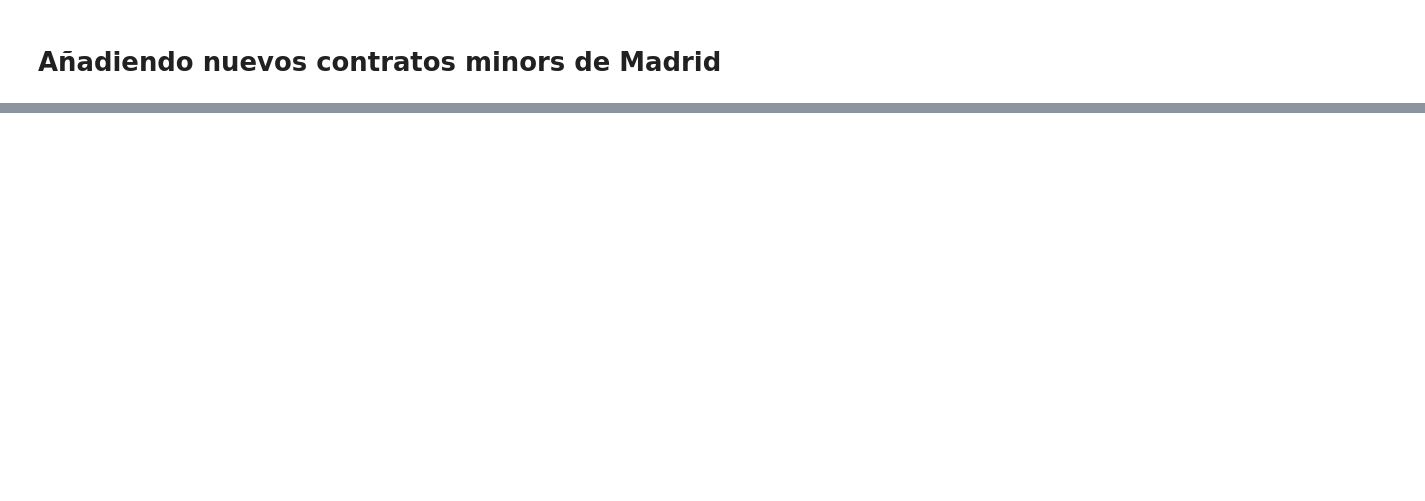
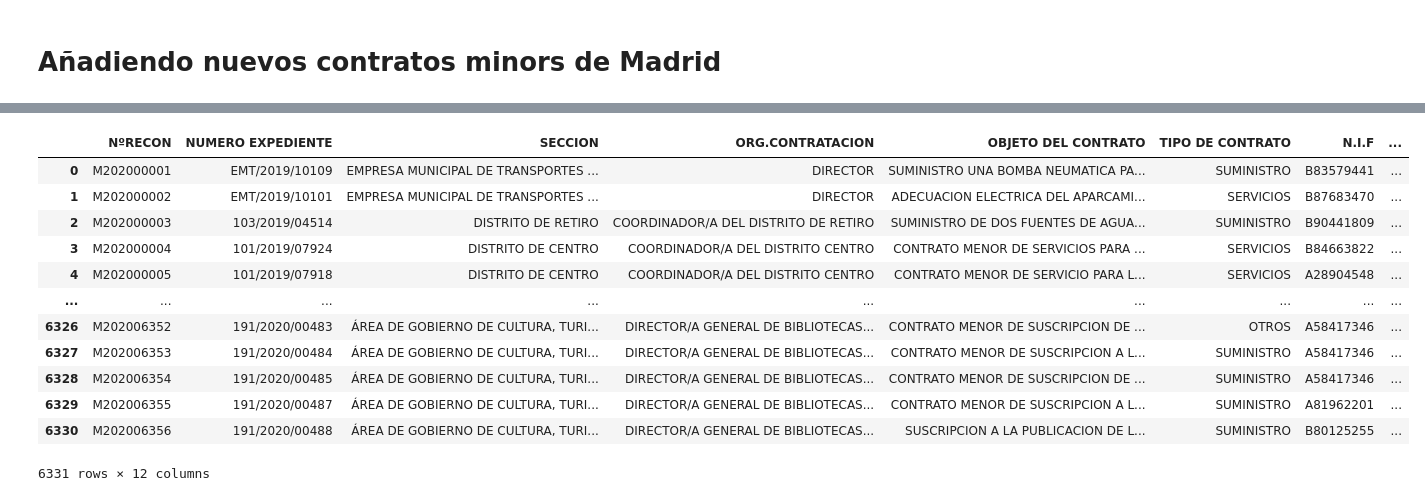
Before and after one commit to nextprocurement/sproc, a Jupyter notebook: descarga_minors/parsing_zgz_mad_2_place.ipynb, the cells around one changed output, grey strips where cells are left out. Saved outputs shown, nothing was run; the diff lists cells and outputs as text; code cells hidden in the pictures; blank space fills up the shorter version.

```diff
--- a/descarga_minors/parsing_zgz_mad_2_place.ipynb
+++ b/descarga_minors/parsing_zgz_mad_2_place.ipynb
@@ -8,4 +10,4 @@ import numpy as np
 # Load JSON data with pandas
 path_json = '/export/usuarios_ml4ds/cggamella/sproc/DESCARGAS/contratos_menores_zaragoza.json'
 df = pd.read_json(path_json,orient="records")
-pd.set_option('display.max_columns', 500)
+#pd.set_option('display.max_columns', 500)
@@ -726,0 +892,16 @@ df_minors
+# %%
+df_mad_20
+# %% [output]
+|  | NºRECON | NUMERO EXPEDIENTE | SECCION | ORG.CONTRATACION | OBJETO DEL CONTRATO | TIPO DE CONTRATO | N.I.F | ... |
+| 0 | M202000001 | EMT/2019/10109 | EMPRESA MUNICIPAL DE TRANSPORTES ... | DIRECTOR | SUMINISTRO UNA BOMBA NEUMATICA PA... | SUMINISTRO | B83579441 | ... |
+| 1 | M202000002 | EMT/2019/10101 | EMPRESA MUNICIPAL DE TRANSPORTES ... | DIRECTOR | ADECUACION ELECTRICA DEL APARCAMI... | SERVICIOS | B87683470 | ... |
+| 2 | M202000003 | 103/2019/04514 | DISTRITO DE RETIRO | COORDINADOR/A DEL DISTRITO DE RETIRO | SUMINISTRO DE DOS FUENTES DE AGUA... | SUMINISTRO | B90441809 | ... |
+| 3 | M202000004 | 101/2019/07924 | DISTRITO DE CENTRO | COORDINADOR/A DEL DISTRITO CENTRO | CONTRATO MENOR DE SERVICIOS PARA ... | SERVICIOS | B84663822 | ... |
+| 4 | M202000005 | 101/2019/07918 | DISTRITO DE CENTRO | COORDINADOR/A DEL DISTRITO CENTRO | CONTRATO MENOR DE SERVICIO PARA L... | SERVICIOS | A28904548 | ... |
+| ... | ... | ... | ... | ... | ... | ... | ... | ... |
+| 6326 | M202006352 | 191/2020/00483 | ÁREA DE GOBIERNO DE CULTURA, TURI... | DIRECTOR/A GENERAL DE BIBLIOTECAS... | CONTRATO MENOR DE SUSCRIPCION DE ... | OTROS | A58417346 | ... |
+| 6327 | M202006353 | 191/2020/00484 | ÁREA DE GOBIERNO DE CULTURA, TURI... | DIRECTOR/A GENERAL DE BIBLIOTECAS... | CONTRATO MENOR DE SUSCRIPCION A L... | SUMINISTRO | A58417346 | ... |
+| 6328 | M202006354 | 191/2020/00485 | ÁREA DE GOBIERNO DE CULTURA, TURI... | DIRECTOR/A GENERAL DE BIBLIOTECAS... | CONTRATO MENOR DE SUSCRIPCION DE ... | SUMINISTRO | A58417346 | ... |
+| 6329 | M202006355 | 191/2020/00487 | ÁREA DE GOBIERNO DE CULTURA, TURI... | DIRECTOR/A GENERAL DE BIBLIOTECAS... | CONTRATO MENOR DE SUSCRIPCION A L... | SUMINISTRO | A81962201 | ... |
+| 6330 | M202006356 | 191/2020/00488 | ÁREA DE GOBIERNO DE CULTURA, TURI... | DIRECTOR/A GENERAL DE BIBLIOTECAS... | SUSCRIPCION A LA PUBLICACION DE L... | SUMINISTRO | B80125255 | ... |
+6331 rows × 12 columns
```
Also changed, not shown: parts of 105 cells of this notebook, 3 other files.
